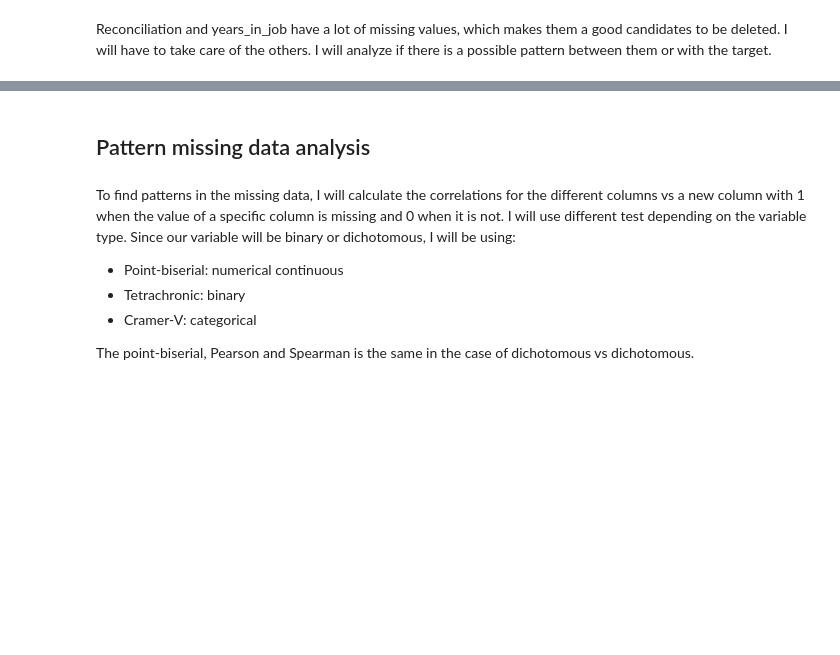
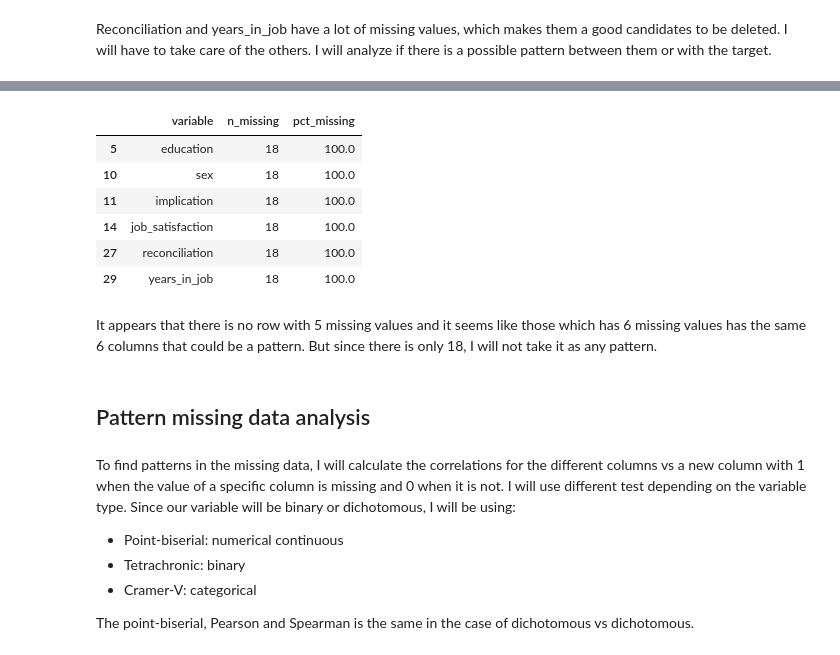
Before and after one commit to AlmudenaZhou/employee_attrition, a Jupyter notebook: Business Analytics.ipynb, the cells around one changed output, grey strips where cells are left out. Cells and saved outputs as stored; diff of their text form; code cells hidden in the pictures; blank space fills up the shorter version.

```diff
--- a/Business Analytics.ipynb
+++ b/Business Analytics.ipynb
@@ -201,0 +230,3 @@ Length: 1270, dtype: int64
+# %%
+missing_per_rows = ds_attrition.missing.missing_case_summary()
+missing_per_rows.value_counts('n_missing')
@@ -202,3 +252,16 @@ Length: 1270, dtype: int64
+# %%
+six_missing_cases = missing_per_rows.loc[missing_per_rows['n_missing'] == 6, 'case'].values
+ds_attrition.iloc[six_missing_cases].missing.missing_variable_summary(show_zeros=False)
+# %% [output]
+|  | variable | n_missing | pct_missing |
+| 5 | education | 18 | 100.0 |
+| 10 | sex | 18 | 100.0 |
+| 11 | implication | 18 | 100.0 |
+| 14 | job_satisfaction | 18 | 100.0 |
+| 27 | reconciliation | 18 | 100.0 |
+| 29 | years_in_job | 18 | 100.0 |
+# %% [markdown]
+It appears that there is no row with 5 missing values and it seems like those which has 6 missing values has the same 6 columns that could be a pattern. But since there is only 18, I will not take it as any pattern.
 # %% [markdown]
 ## Pattern missing data analysis
 # %% [markdown]
```
Also changed, not shown: parts of 32 cells of this notebook.
